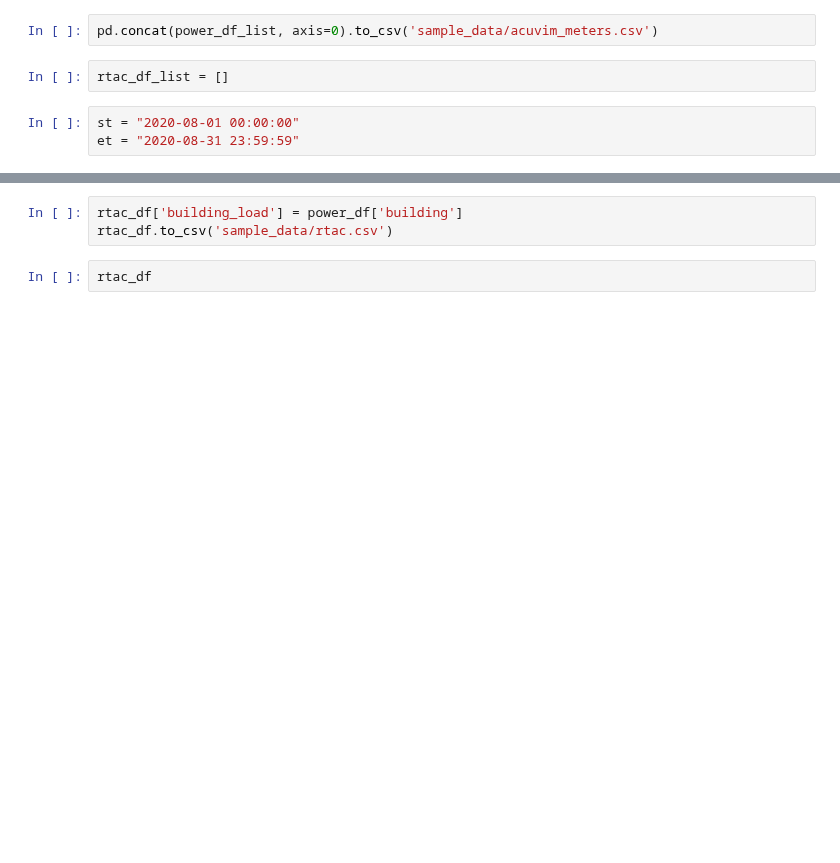
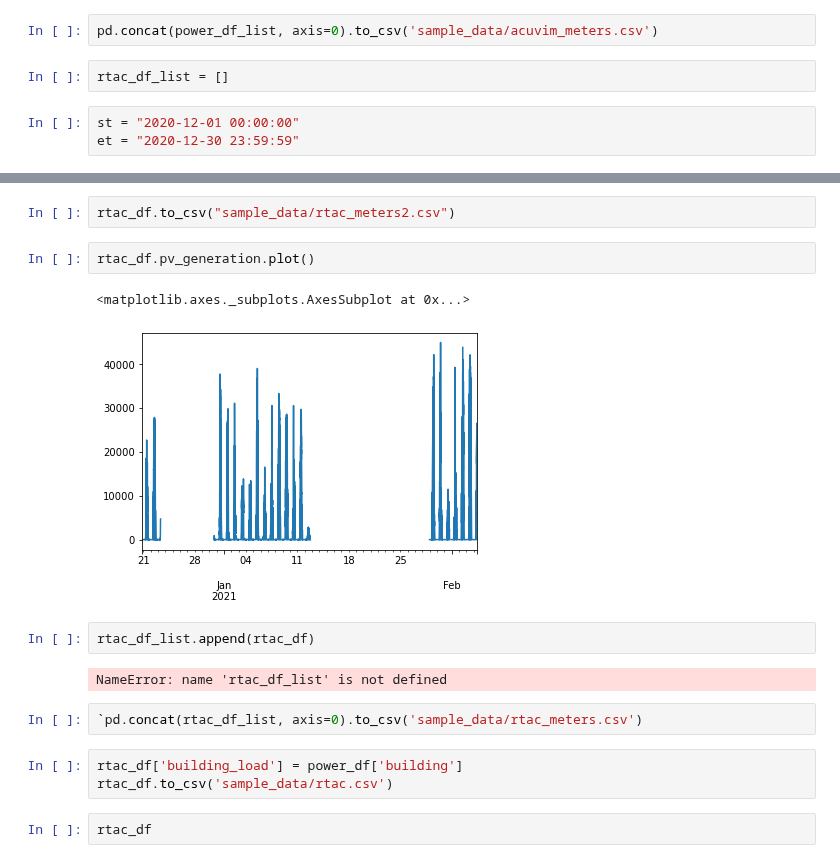
Before and after one commit to LBNL-ETA/SolarPlus-Optimizer, a Jupyter notebook: data_analysis/get_rtac_data.ipynb, the cells around one changed output, grey strips where cells are left out. Cells and saved outputs as stored; diff of their text form; blank space fills up the shorter version.

Commit message:
adding data_analysis scripts

```diff
--- a/data_analysis/get_rtac_data.ipynb
+++ b/data_analysis/get_rtac_data.ipynb
@@ -24,8 +63,8 @@ pd.concat(power_df_list, axis=0).to_csv('sample_data/acuvim_meters.csv')
 # %%
 rtac_df_list = []
 # %%
-st = "2020-08-01 00:00:00"
-et = "2020-08-31 23:59:59"
+st = "2020-12-01 00:00:00"
+et = "2020-12-30 23:59:59"
 # %%
 rtac_df = get_data_section(client, '_rtac', st, et, uuid_dict, '1T')
 rtac_df = rtac_df.tz_convert(tz_local).tz_localize(None).resample('1T').mean()
@@ -35,3 +88,16 @@ ValueError: No objects to concatenate
+# %%
+rtac_df.to_csv("sample_data/rtac_meters2.csv")
+# %%
+rtac_df.pv_generation.plot()
+# %% [output]
+<matplotlib.axes._subplots.AxesSubplot at 0x...>
+[figure, added]
+# %%
+rtac_df_list.append(rtac_df)
+# %% [output]
+NameError: name 'rtac_df_list' is not defined
+# %%
+`pd.concat(rtac_df_list, axis=0).to_csv('sample_data/rtac_meters.csv')
 # %%
 rtac_df['building_load'] = power_df['building']
 rtac_df.to_csv('sample_data/rtac.csv')
```
Also changed, not shown: parts of 10 cells of this notebook, 5 other files.
